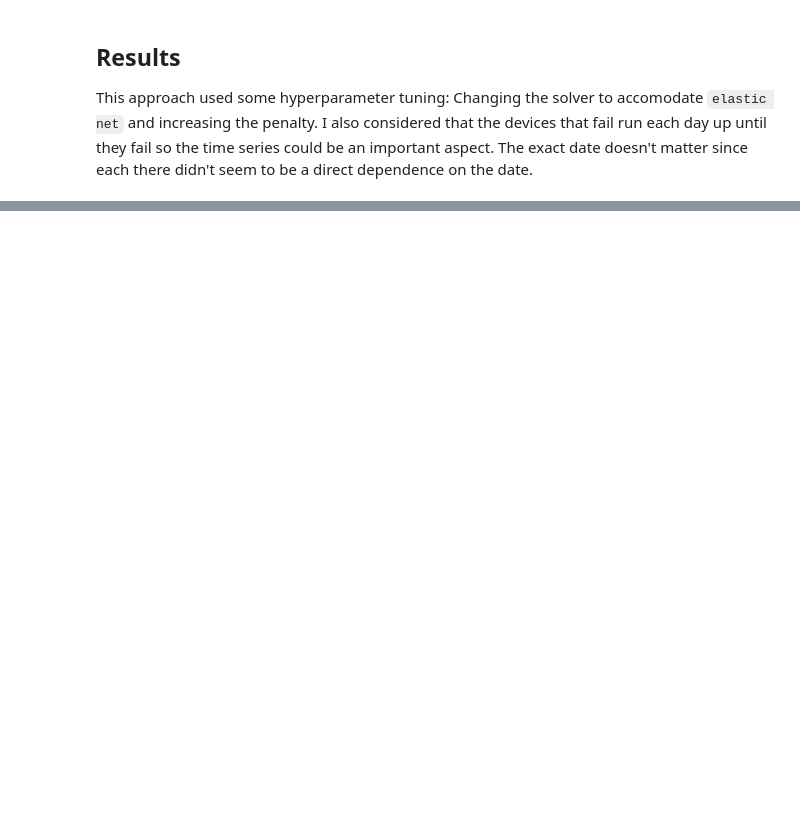
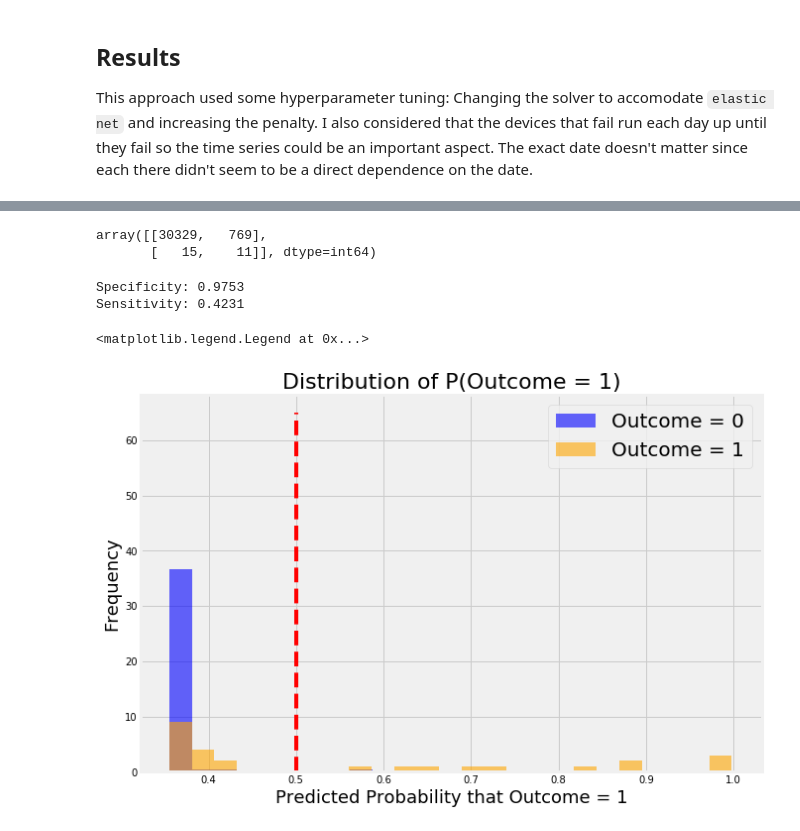
Before and after one commit to bdfraney/Robot_Failure_Challenge, a Jupyter notebook: notebooks/4_Tuned_LogReg_Features_Selection.ipynb, the cells around one changed output, grey strips where cells are left out. Saved outputs shown, nothing was run; the diff lists cells and outputs as text; code cells hidden in the pictures; blank space fills up the shorter version.

```diff
--- a/notebooks/4_Tuned_LogReg_Features_Selection.ipynb
+++ b/notebooks/4_Tuned_LogReg_Features_Selection.ipynb
@@ -217,0 +259,20 @@ This approach used some hyperparameter tuning: Changing the solver to accomodate
+# %%
+X_train, X_test, y_train, y_test = train_test_split(X_poly,
+                                                    y,
+                                                    random_state=42,
+                                                    shuffle=False)
+# %%
+ss = StandardScaler()
+
+X_train_ss = ss.fit_transform(X_train)
+X_test_ss = ss.transform(X_test)
+# %%
+lr = LogisticRegression(penalty='l2',
+                        C=.0001,
+                        max_iter=100,
+                        class_weight='balanced',
+                        solver='sag',
+                        random_state=42,
+                        n_jobs=-1)
+
+lr.fit(X_train_ss, y_train)
@@ -217,0 +299,24 @@ This approach used some hyperparameter tuning: Changing the solver to accomodate
+# %%
+# Generate predictions.
+preds = lr.predict(X_test_ss)
+
+# Generate confusion matrix.
+confusion_matrix(
+    y_test,  # True values.
+    preds)  # Predicted values
+# %% [output]
+array([[30329,   769],
+       [   15,    11]], dtype=int64)
+# %%
+tn, fp, fn, tp = confusion_matrix(y_test, preds).ravel()
+
+# Specificity and Sensitivity
+
+spec = tn / (tn + fp)
+sens = tp / (tp + fn)
+
+print(f'Specificity: {round(spec, 4)}')
+print(f'Sensitivity: {round(sens, 4)}')
+# %% [output]
+Specificity: 0.9753
+Sensitivity: 0.4231
@@ -217,0 +327,31 @@ This approach used some hyperparameter tuning: Changing the solver to accomodate
+# %%
+# Create figure.
+plt.figure(figsize=(10, 7))
+
+# Create two histograms of observations.
+plt.hist(pred_df[pred_df['true_values'] == 0]['pred_probs'],
+         bins=25,
+         color='b',
+         alpha=0.6,
+         label='Outcome = 0',
+         density=True)
+
+plt.hist(pred_df[pred_df['true_values'] == 1]['pred_probs'],
+         bins=25,
+         color='orange',
+         alpha=0.6,
+         label='Outcome = 1')
+
+# Add vertical line at P(Outcome = 1) = 0.5.
+plt.vlines(x=0.5, ymin=0, ymax=65, color='r', linestyle='--')
+
+# Label axes.
+plt.title('Distribution of P(Outcome = 1)', fontsize=22)
+plt.ylabel('Frequency', fontsize=18)
+plt.xlabel('Predicted Probability that Outcome = 1', fontsize=18)
+
+# Create legend.
+plt.legend(fontsize=20)
+# %% [output]
+<matplotlib.legend.Legend at 0x...>
+[figure, added]
```
Also changed, not shown: parts of 36 cells of this notebook, 9 other files.
